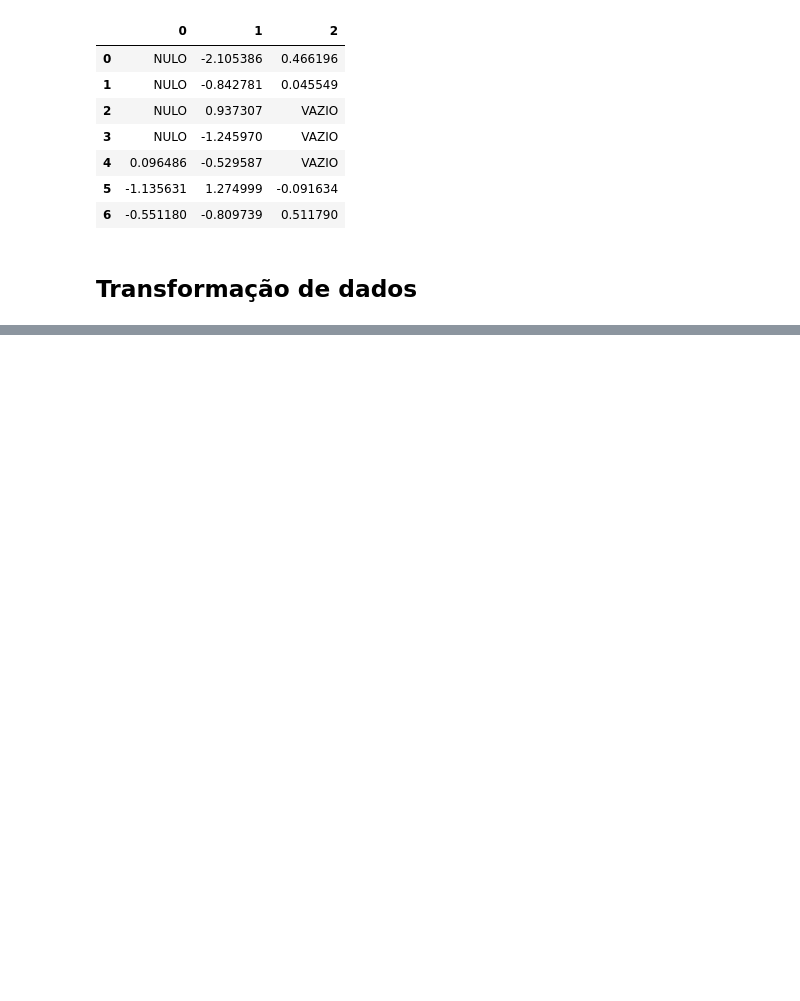
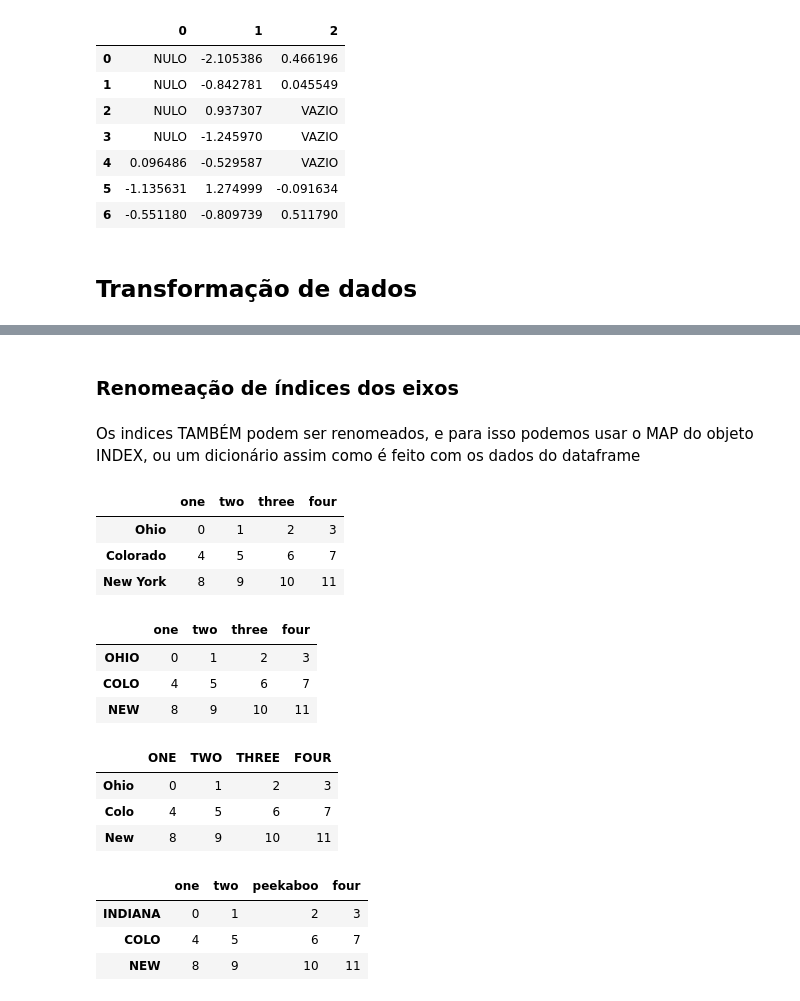
Before and after one commit to paulosilvapinheiro/python, a Jupyter notebook: python para Analise de Dados/pandas/nb_pandas_limpeza_preparacao_dados.ipynb, the cells around one changed output, grey strips where cells are left out. Cells and saved outputs as stored; diff of their text form; code cells hidden in the pictures; blank space fills up the shorter version.

```diff
--- a/python para Analise de Dados/pandas/nb_pandas_limpeza_preparacao_dados.ipynb
+++ b/python para Analise de Dados/pandas/nb_pandas_limpeza_preparacao_dados.ipynb
@@ -105,0 +240,45 @@ Preenche os dados ausentes com um VALOR diferente para cada coluna
+# %% [markdown]
+### Renomeação de índices dos eixos
+# %% [markdown]
+Os indices TAMBÉM podem ser renomeados, e para isso podemos usar o MAP do objeto INDEX, ou um dicionário assim como é feito com os dados do dataframe
+# %%
+data = pd.DataFrame(np.arange(12).reshape((3, 4)),
+                    index=["Ohio", "Colorado", "New York"],
+                    columns=["one", "two", "three", "four"]
+                    )
+
+display(data)
+# %% [output]
+|  | one | two | three | four |
+| Ohio | 0 | 1 | 2 | 3 |
+| Colorado | 4 | 5 | 6 | 7 |
+| New York | 8 | 9 | 10 | 11 |
+# %%
+# Limita o tamano do rótulo em 4 caracteres, todos maiusculos
+def transform(x):
+    return x[:4].upper()
+
+data.index = data.index.map(transform)
+display(data)
+# %% [output]
+|  | one | two | three | four |
+| OHIO | 0 | 1 | 2 | 3 |
+| COLO | 4 | 5 | 6 | 7 |
+| NEW | 8 | 9 | 10 | 11 |
+# %%
+# Rename
+data.rename(index=str.title, columns=str.upper)
+# %% [output]
+|  | ONE | TWO | THREE | FOUR |
+| Ohio | 0 | 1 | 2 | 3 |
+| Colo | 4 | 5 | 6 | 7 |
+| New | 8 | 9 | 10 | 11 |
+# %%
+# Rename com dicionário
+data.rename(index={"OHIO":"INDIANA"},
+            columns={"three":"peekaboo"})
+# %% [output]
+|  | one | two | peekaboo | four |
+| INDIANA | 0 | 1 | 2 | 3 |
+| COLO | 4 | 5 | 6 | 7 |
+| NEW | 8 | 9 | 10 | 11 |
```
Also changed, not shown: parts of 8 cells of this notebook.
